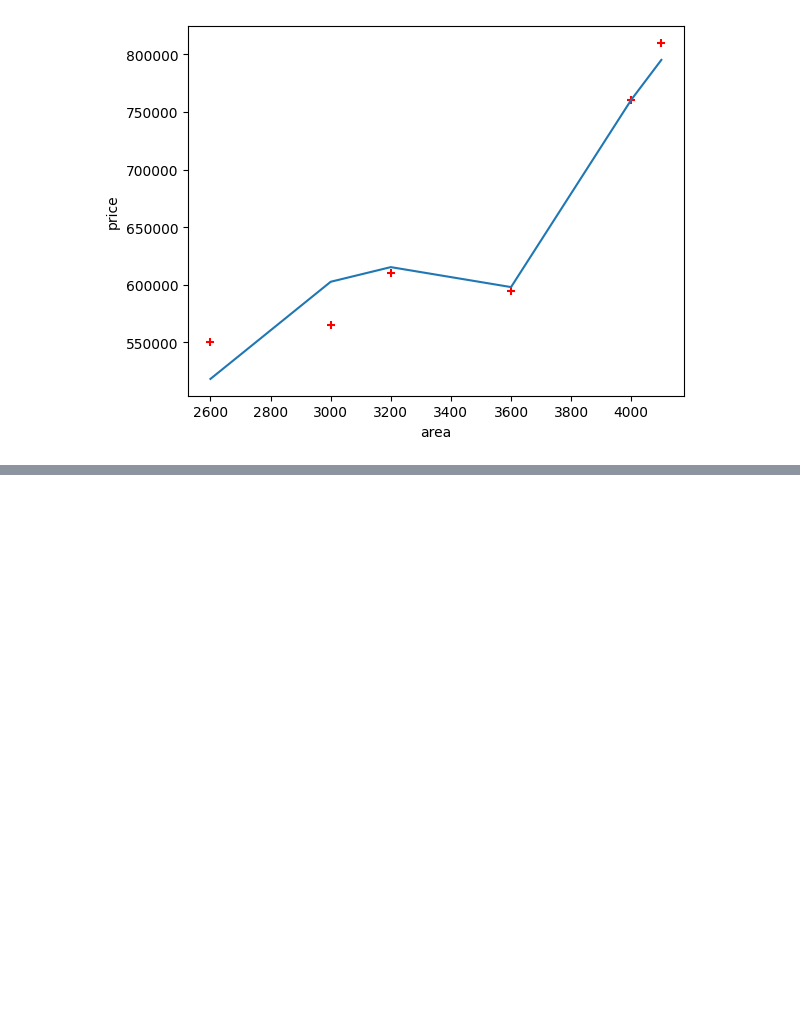
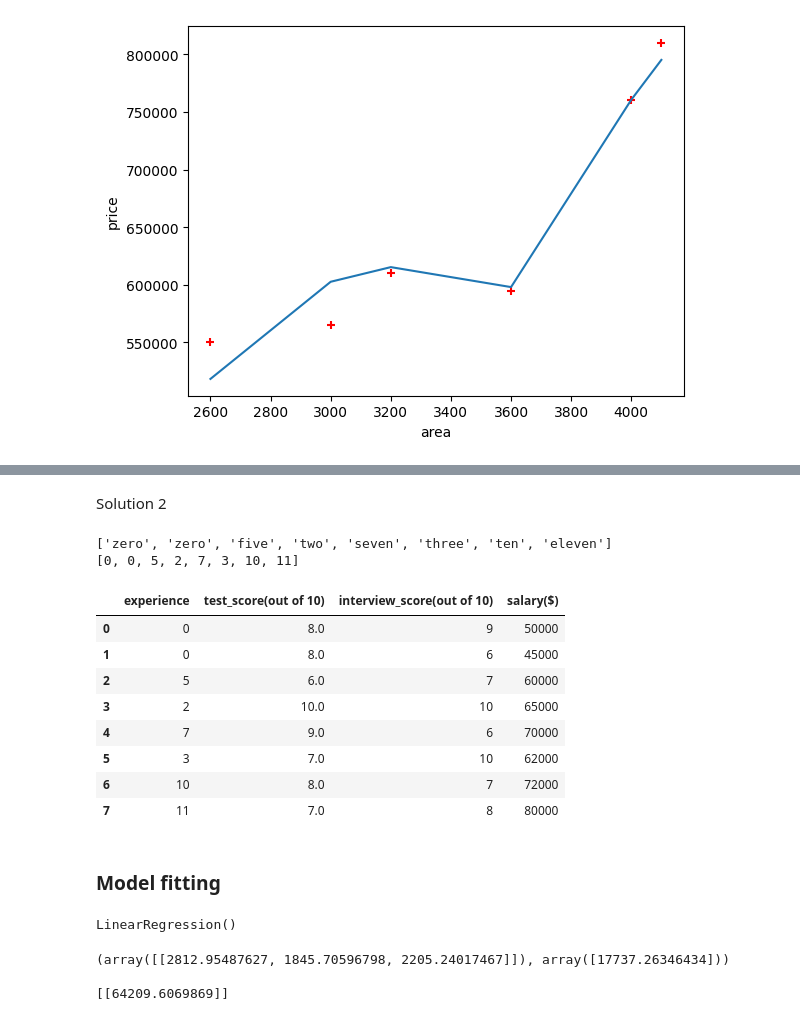
Before and after one commit to ssfatemi/DL-ML-Tutorial, a Jupyter notebook: ML-python/2-regression-multi-variable/multivariable-regression.ipynb, the cells around one changed output, grey strips where cells are left out. Drawn from its saved outputs; the diff is of its cells as text; code cells hidden in the pictures; blank space fills up the shorter version.

```diff
--- a/ML-python/2-regression-multi-variable/multivariable-regression.ipynb
+++ b/ML-python/2-regression-multi-variable/multivariable-regression.ipynb
@@ -87,0 +142,38 @@ e
+# %% [markdown]
+Solution 2
+# %%
+experience = df['experience'].tolist()
+print(experience)
+numbers_list = [w2n.word_to_num(word) for word in experience]
+print(numbers_list)
+df2 = df
+df2['experience'] = numbers_list
+df2
+# %% [output]
+['zero', 'zero', 'five', 'two', 'seven', 'three', 'ten', 'eleven']
+[0, 0, 5, 2, 7, 3, 10, 11]
+|  | experience | test_score(out of 10) | interview_score(out of 10) | salary($) |
+| 0 | 0 | 8.0 | 9 | 50000 |
+| 1 | 0 | 8.0 | 6 | 45000 |
+| 2 | 5 | 6.0 | 7 | 60000 |
+| 3 | 2 | 10.0 | 10 | 65000 |
+| 4 | 7 | 9.0 | 6 | 70000 |
+| 5 | 3 | 7.0 | 10 | 62000 |
+| 6 | 10 | 8.0 | 7 | 72000 |
+| 7 | 11 | 7.0 | 8 | 80000 |
+# %% [markdown]
+### Model fitting
+# %%
+reg = linear_model.LinearRegression()
+reg.fit(df.drop('salary($)',axis='columns'),df[['salary($)']])
+# %% [output]
+LinearRegression()
+# %%
+#reg.predict(df[['area','bedrooms','age']])
+print((reg.coef_,reg.intercept_))
+print(' ')
+print(reg.predict([[5, 8, 8]]))
+# %% [output]
+(array([[2812.95487627, 1845.70596798, 2205.24017467]]), array([17737.26346434]))
+
+[[64209.6069869]]
```
Also changed, not shown: parts of 7 cells of this notebook.
